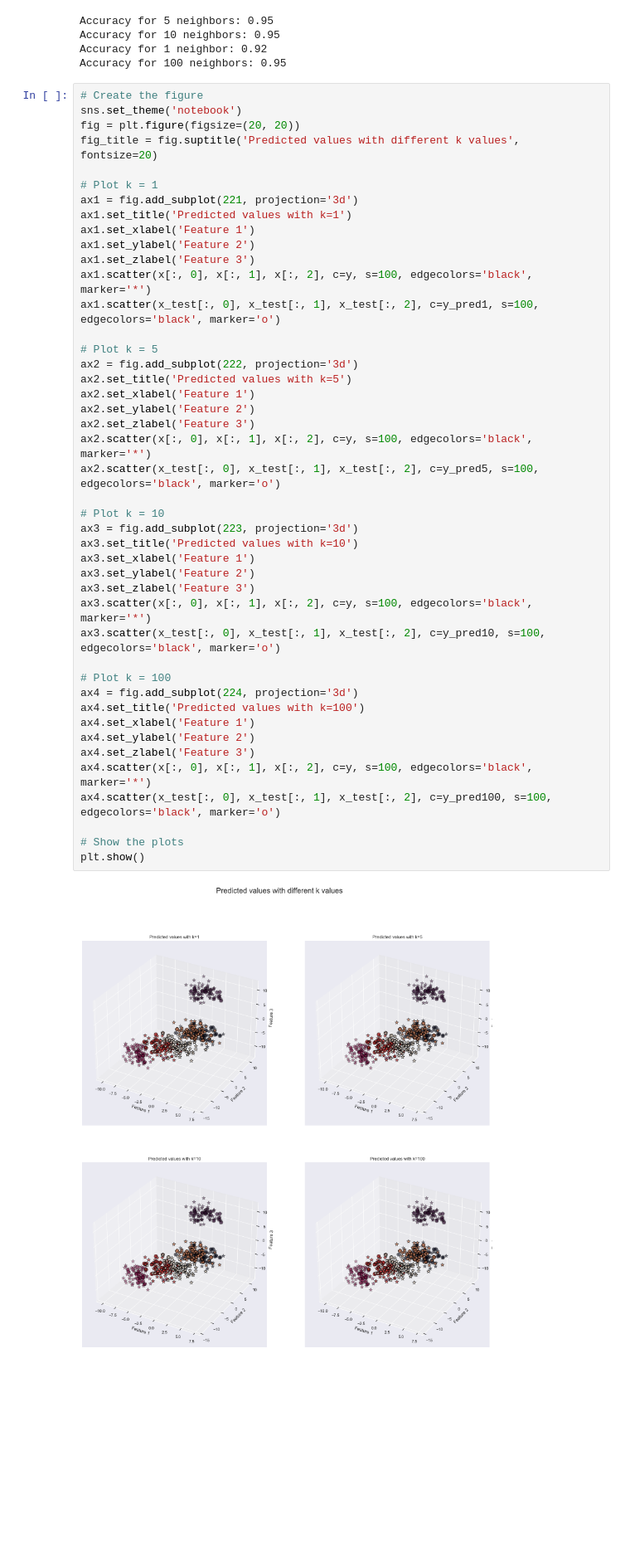
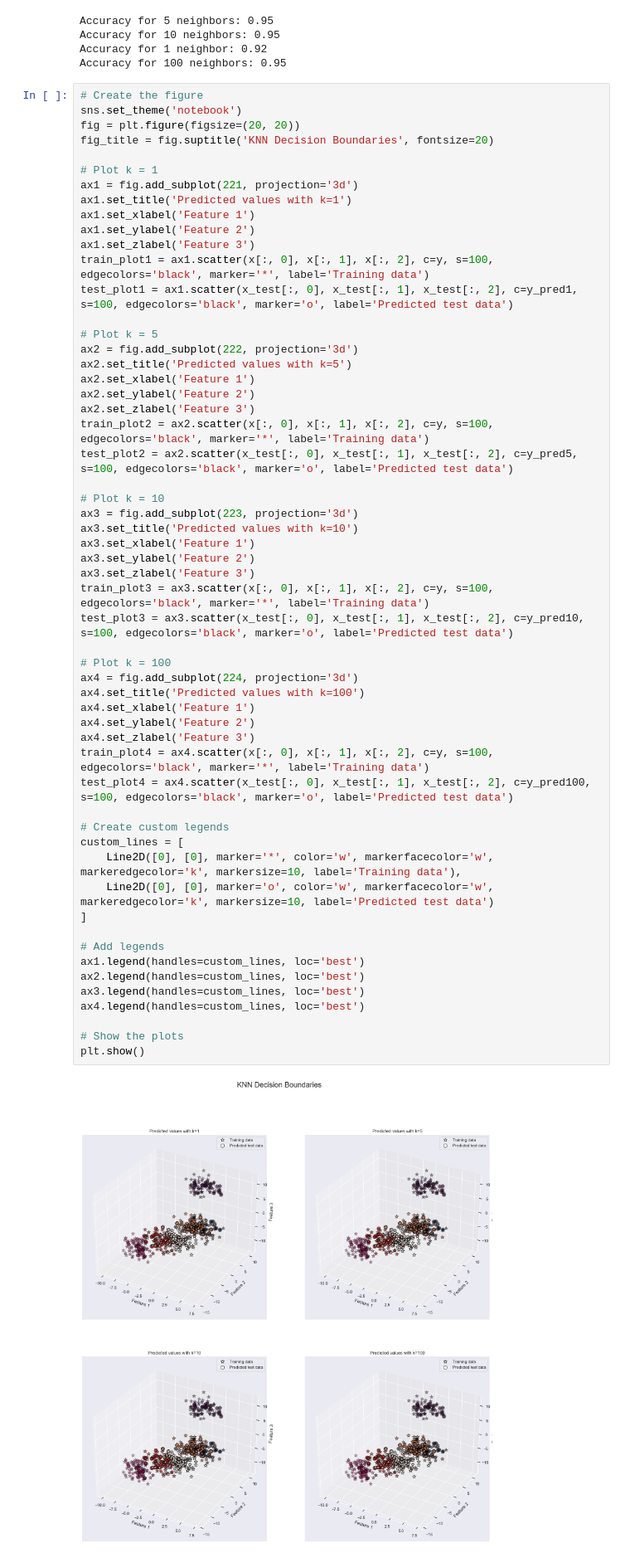
Before and after one commit to nk-tech-lab/k-nearest-neighbors, a Jupyter notebook: knn_3d.ipynb, the cells around one changed output. Shown at 83% size. Cells and saved outputs as stored; diff of their text form; blank space fills up the shorter version.

```diff
--- a/knn_3d.ipynb
+++ b/knn_3d.ipynb
@@ -85,45 +86,57 @@ Accuracy for 100 neighbors: 0.95
 # Create the figure
 sns.set_theme('notebook')
 fig = plt.figure(figsize=(20, 20))
-fig_title = fig.suptitle('Predicted values with different k values', fontsize=20)
+fig_title = fig.suptitle('KNN Decision Boundaries', fontsize=20)
 
 # Plot k = 1
 ax1 = fig.add_subplot(221, projection='3d')
 ax1.set_title('Predicted values with k=1')
 ax1.set_xlabel('Feature 1')
 ax1.set_ylabel('Feature 2')
 ax1.set_zlabel('Feature 3')
-ax1.scatter(x[:, 0], x[:, 1], x[:, 2], c=y, s=100, edgecolors='black', marker='*')
-ax1.scatter(x_test[:, 0], x_test[:, 1], x_test[:, 2], c=y_pred1, s=100, edgecolors='black', marker='o')
+train_plot1 = ax1.scatter(x[:, 0], x[:, 1], x[:, 2], c=y, s=100, edgecolors='black', marker='*', label='Training data')
+test_plot1 = ax1.scatter(x_test[:, 0], x_test[:, 1], x_test[:, 2], c=y_pred1, s=100, edgecolors='black', marker='o', label='Predicted test data')
 
 # Plot k = 5
 ax2 = fig.add_subplot(222, projection='3d')
 ax2.set_title('Predicted values with k=5')
 ax2.set_xlabel('Feature 1')
 ax2.set_ylabel('Feature 2')
 ax2.set_zlabel('Feature 3')
-ax2.scatter(x[:, 0], x[:, 1], x[:, 2], c=y, s=100, edgecolors='black', marker='*')
-ax2.scatter(x_test[:, 0], x_test[:, 1], x_test[:, 2], c=y_pred5, s=100, edgecolors='black', marker='o')
+train_plot2 = ax2.scatter(x[:, 0], x[:, 1], x[:, 2], c=y, s=100, edgecolors='black', marker='*', label='Training data')
+test_plot2 = ax2.scatter(x_test[:, 0], x_test[:, 1], x_test[:, 2], c=y_pred5, s=100, edgecolors='black', marker='o', label='Predicted test data')
 
 # Plot k = 10
 ax3 = fig.add_subplot(223, projection='3d')
 ax3.set_title('Predicted values with k=10')
 ax3.set_xlabel('Feature 1')
 ax3.set_ylabel('Feature 2')
 ax3.set_zlabel('Feature 3')
-ax3.scatter(x[:, 0], x[:, 1], x[:, 2], c=y, s=100, edgecolors='black', marker='*')
-ax3.scatter(x_test[:, 0], x_test[:, 1], x_test[:, 2], c=y_pred10, s=100, edgecolors='black', marker='o')
+train_plot3 = ax3.scatter(x[:, 0], x[:, 1], x[:, 2], c=y, s=100, edgecolors='black', marker='*', label='Training data')
+test_plot3 = ax3.scatter(x_test[:, 0], x_test[:, 1], x_test[:, 2], c=y_pred10, s=100, edgecolors='black', marker='o', label='Predicted test data')
 
 # Plot k = 100
 ax4 = fig.add_subplot(224, projection='3d')
 ax4.set_title('Predicted values with k=100')
 ax4.set_xlabel('Feature 1')
 ax4.set_ylabel('Feature 2')
 ax4.set_zlabel('Feature 3')
-ax4.scatter(x[:, 0], x[:, 1], x[:, 2], c=y, s=100, edgecolors='black', marker='*')
-ax4.scatter(x_test[:, 0], x_test[:, 1], x_test[:, 2], c=y_pred100, s=100, edgecolors='black', marker='o')
+train_plot4 = ax4.scatter(x[:, 0], x[:, 1], x[:, 2], c=y, s=100, edgecolors='black', marker='*', label='Training data')
+test_plot4 = ax4.scatter(x_test[:, 0], x_test[:, 1], x_test[:, 2], c=y_pred100, s=100, edgecolors='black', marker='o', label='Predicted test data')
+
+# Create custom legends
+custom_lines = [
+    Line2D([0], [0], marker='*', color='w', markerfacecolor='w', markeredgecolor='k', markersize=10, label='Training data'),
+    Line2D([0], [0], marker='o', color='w', markerfacecolor='w', markeredgecolor='k', markersize=10, label='Predicted test data')
+]
+
+# Add legends
+ax1.legend(handles=custom_lines, loc='best')
+ax2.legend(handles=custom_lines, loc='best')
+ax3.legend(handles=custom_lines, loc='best')
+ax4.legend(handles=custom_lines, loc='best')
 
 # Show the plots
 plt.show()
 # %% [output]
-[figure, old version]
+[figure, new version]
```
Also changed, not shown: parts of 1 cell of this notebook, 3 other files.
